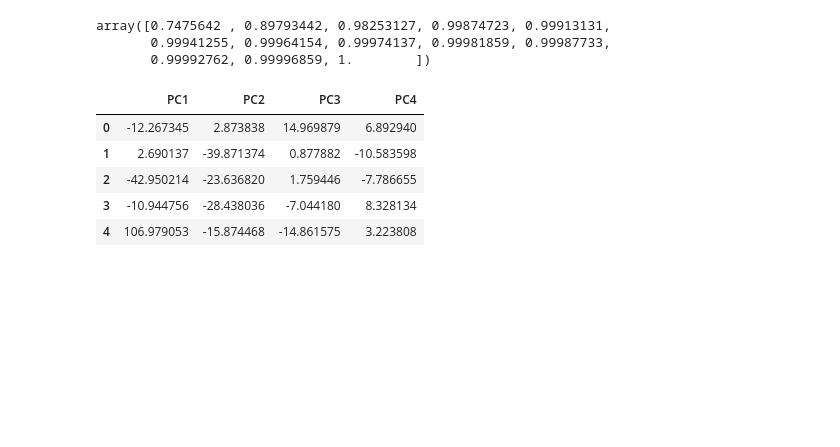
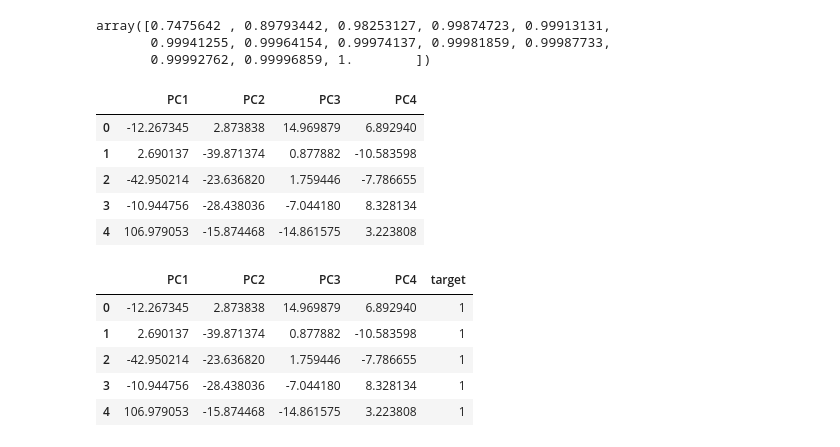
Before and after one commit to dajebbar/FreeCodeCamp-python-data-analysis, a Jupyter notebook: Heart_Disease_PCA.ipynb, the cells around one changed output. Drawn from its saved outputs; the diff is of its cells as text; code cells hidden in the pictures; blank space fills up the shorter version.

```diff
--- a/Heart_Disease_PCA.ipynb
+++ b/Heart_Disease_PCA.ipynb
@@ -136,3 +136,14 @@ X_pca.head()
 | 2 | -42.950214 | -23.636820 | 1.759446 | -7.786655 |
 | 3 | -10.944756 | -28.438036 | -7.044180 | 8.328134 |
 | 4 | 106.979053 | -15.874468 | -14.861575 | 3.223808 |
+# %%
+# Concatenate the target with the new dataframe X_pca
+heart_pca = pd.concat([X_pca, target], axis=1)
+heart_pca.head()
+# %% [output]
+|  | PC1 | PC2 | PC3 | PC4 | target |
+| 0 | -12.267345 | 2.873838 | 14.969879 | 6.892940 | 1 |
+| 1 | 2.690137 | -39.871374 | 0.877882 | -10.583598 | 1 |
+| 2 | -42.950214 | -23.636820 | 1.759446 | -7.786655 | 1 |
+| 3 | -10.944756 | -28.438036 | -7.044180 | 8.328134 | 1 |
+| 4 | 106.979053 | -15.874468 | -14.861575 | 3.223808 | 1 |
```
